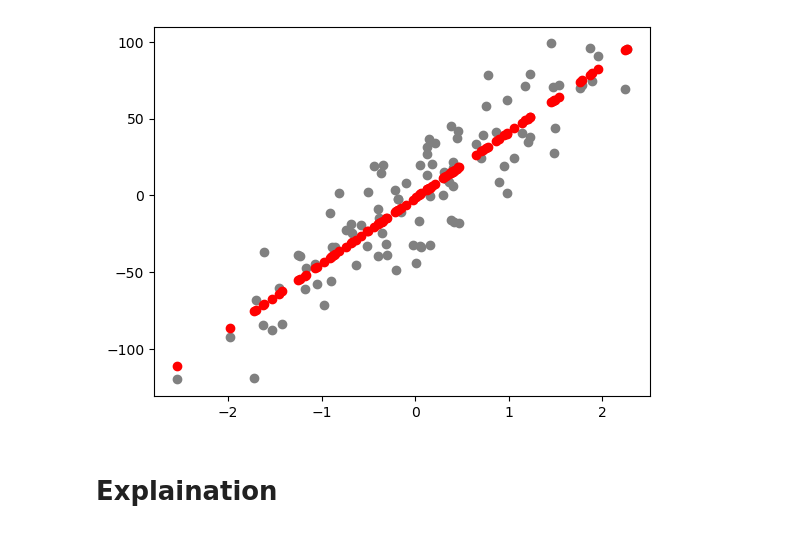
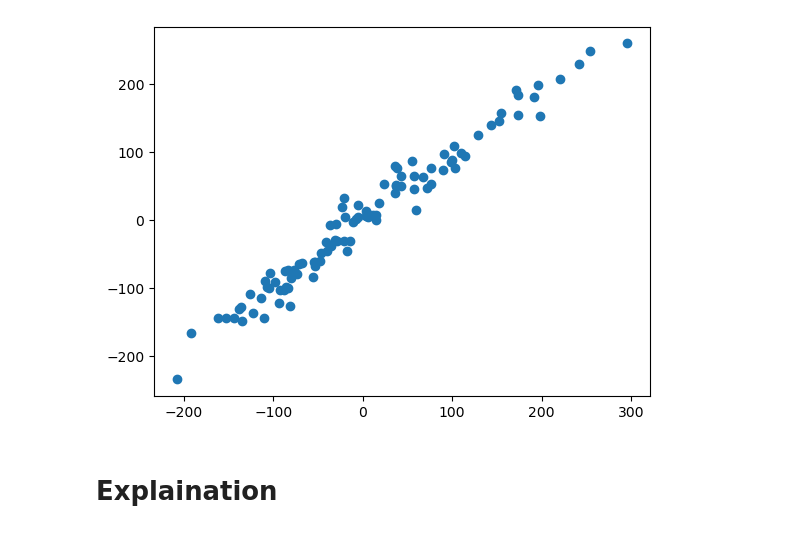
Before and after one commit to danjelito/ml-from-scratch, a Jupyter notebook: linreg.ipynb, the cells around one changed output. Saved outputs shown, nothing was run; the diff lists cells and outputs as text; code cells hidden in the pictures.

```diff
--- a/linreg.ipynb
+++ b/linreg.ipynb
@@ -60,12 +70,11 @@ class LinearRegression:
 lr = LinearRegression()
 lr.fit(xs, ys)
 y_preds = lr.predict(xs)
-
-plt.scatter(xs, ys, color="grey")
-plt.scatter(xs, y_preds, c="red")
-plt.show()
-# %% [output]
-[figure, removed]
+# %%
+plt.scatter(ys, y_preds)
+plt.show()
+# %% [output]
+[figure, added]
 # %% [markdown]
 # Explaination
 # %% [markdown]
```
Also changed, not shown: parts of 1 cell of this notebook, 1 other file.
